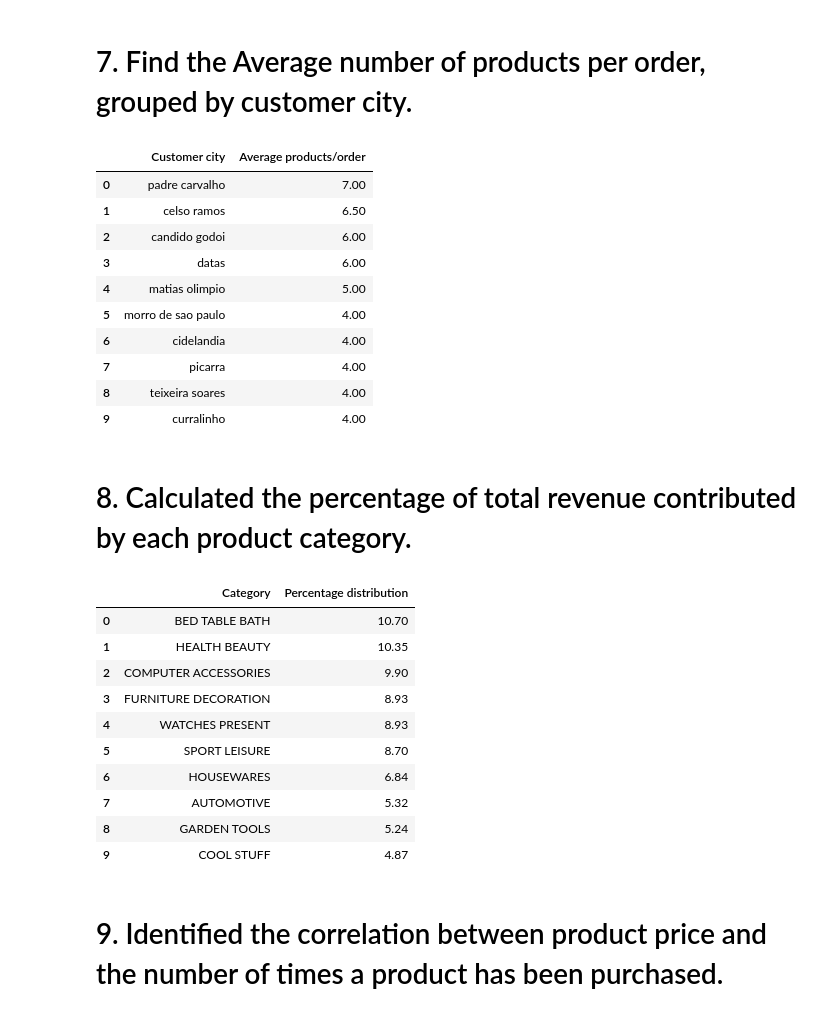
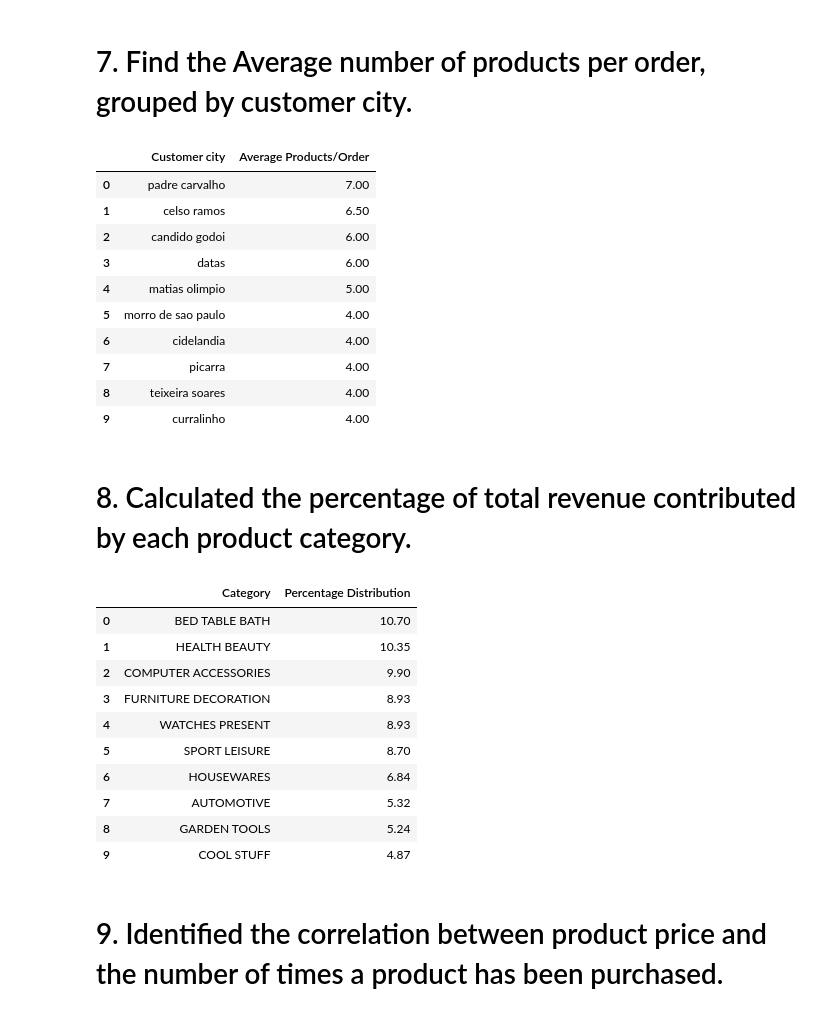
Before and after one commit to Mrunal-Kashte/Portfolio-Projects, a Jupyter notebook: Python-SQL-Project/sql+python_project.ipynb, the cells around one changed output. Drawn from its saved outputs; the diff is of its cells as text; code cells hidden in the pictures.

```diff
--- a/Python-SQL-Project/sql+python_project.ipynb
+++ b/Python-SQL-Project/sql+python_project.ipynb
@@ -143,23 +143,23 @@ plt.show()
 # %%
 query = """with count_per_order as
 (select orders.order_id, orders.customer_id, count(order_items.order_id) as oc
 from orders join order_items
 on orders.order_id = order_items.order_id
 group by orders.order_id, orders.customer_id)
 
 select customers.customer_city, round(avg(count_per_order.oc),2) average_orders
 from customers join count_per_order
 on customers.customer_id = count_per_order.customer_id
 group by customers.customer_city order by average_orders desc
 """
 
 cur.execute(query)
 
 data = cur.fetchall()
-df = pd.DataFrame(data,columns = ["Customer city", "Average products/order"])
+df = pd.DataFrame(data,columns = ["Customer city", "Average Products/Order"])
 df.head(10)
 # %% [output]
-|  | Customer city | Average products/order |
+|  | Customer city | Average Products/Order |
 | 0 | padre carvalho | 7.00 |
 | 1 | celso ramos | 6.50 |
 | 2 | candido godoi | 6.00 |
@@ -184,10 +184,10 @@ group by category order by sales_percentage desc"""
 
 cur.execute(query)
 data = cur.fetchall()
-df = pd.DataFrame(data,columns = ["Category", "Percentage distribution"])
+df = pd.DataFrame(data,columns = ["Category", "Percentage Distribution"])
 df.head(10)
 # %% [output]
-|  | Category | Percentage distribution |
+|  | Category | Percentage Distribution |
 | 0 | BED TABLE BATH | 10.70 |
 | 1 | HEALTH BEAUTY | 10.35 |
 | 2 | COMPUTER ACCESSORIES | 9.90 |
```
Also changed, not shown: parts of 3 cells of this notebook.
